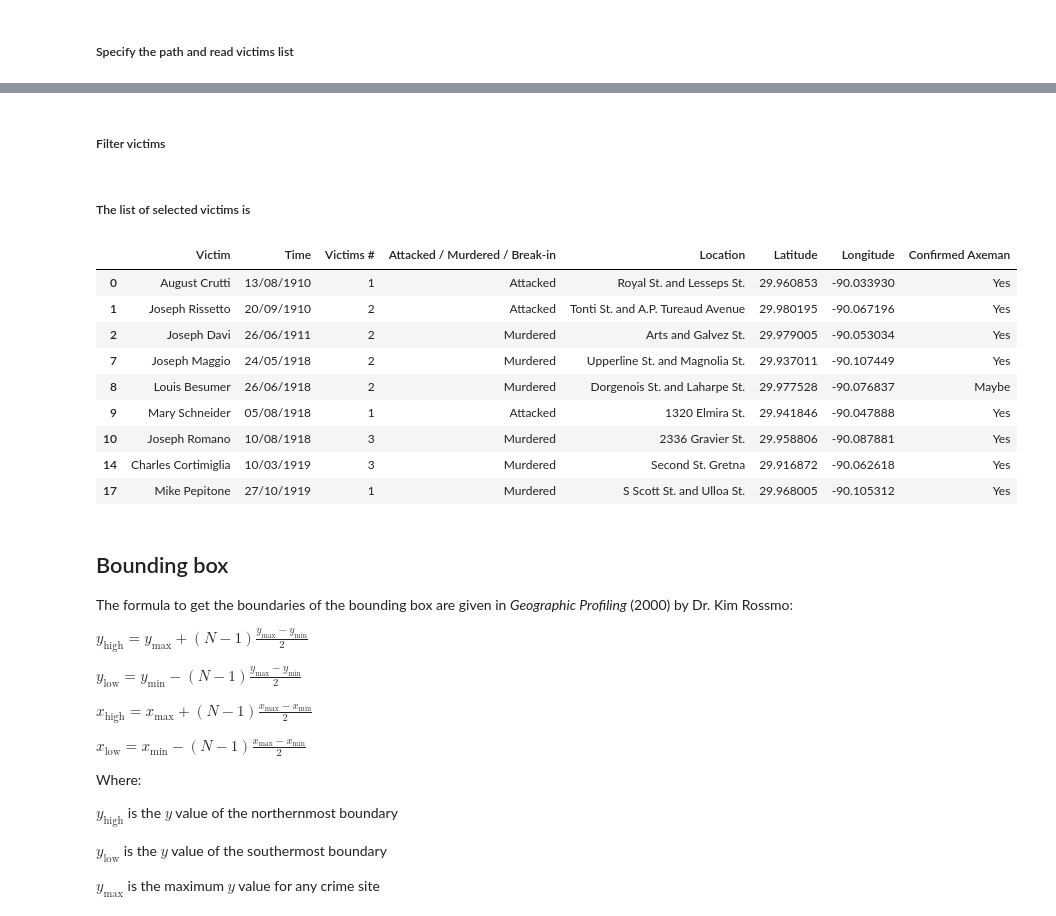
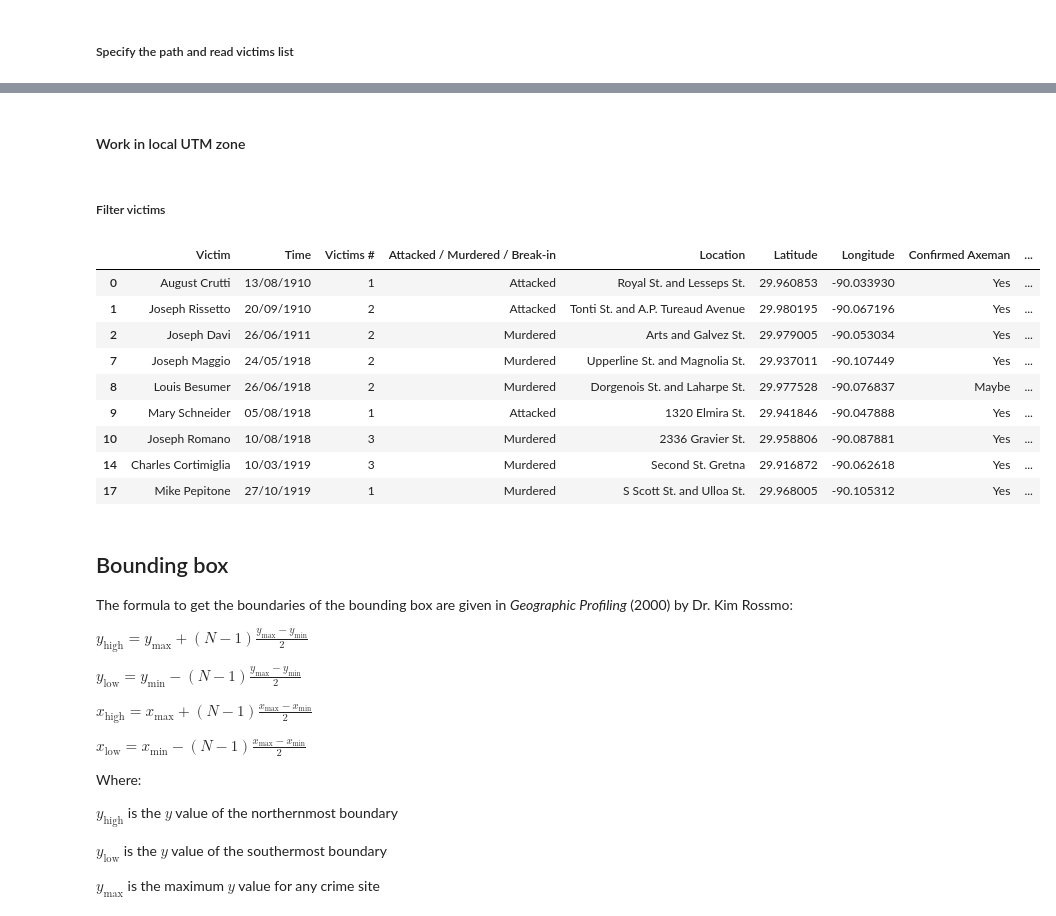
Before and after one commit to LucRSquared/axeman, a Jupyter notebook: geoprofiling.ipynb, the cells around one changed output, grey strips where cells are left out. Saved outputs shown, nothing was run; the diff lists cells and outputs as text; code cells hidden in the pictures.

```diff
--- a/geoprofiling.ipynb
+++ b/geoprofiling.ipynb
@@ -26,0 +24,8 @@ vics = pandas.read_csv(path2csv)
+# %%
+path2csv = 'victims.csv'
+vics = pandas.read_csv(path2csv)
+
+# Convert to GeoDataFrame
+victims_xy = gpd.points_from_xy(vics['Longitude'], vics['Latitude'])
+vics = gpd.GeoDataFrame(vics, geometry=victims_xy, crs='EPSG:4326')
+vics.explore()
@@ -26,0 +34,2 @@ vics = pandas.read_csv(path2csv)
+# %% [markdown]
+#### Work in local UTM zone
@@ -29,22 +42,19 @@ vics = pandas.read_csv(path2csv)
 # %%
 selection = (vics['Confirmed Axeman'] == 'Yes') | (vics['Confirmed Axeman'] == 'Maybe')
 # selection = vics['Latitude'] > 0
-vicselect = vics.loc[selection,['Latitude','Longitude']]
+vicselect = vics.loc[selection,:]
+vicselect
+# %% [output]
+|  | Victim | Time | Victims # | Attacked / Murdered / Break-in | Location | Latitude | Longitude | Confirmed Axeman | ... |
+| 0 | August Crutti | 13/08/1910 | 1 | Attacked | Royal St. and Lesseps St. | 29.960853 | -90.033930 | Yes | ... |
+| 1 | Joseph Rissetto | 20/09/1910 | 2 | Attacked | Tonti St. and A.P. Tureaud Avenue | 29.980195 | -90.067196 | Yes | ... |
+| 2 | Joseph Davi | 26/06/1911 | 2 | Murdered | Arts and Galvez St. | 29.979005 | -90.053034 | Yes | ... |
+| 7 | Joseph Maggio | 24/05/1918 | 2 | Murdered | Upperline St. and Magnolia St. | 29.937011 | -90.107449 | Yes | ... |
+| 8 | Louis Besumer | 26/06/1918 | 2 | Murdered | Dorgenois St. and Laharpe St. | 29.977528 | -90.076837 | Maybe | ... |
+| 9 | Mary Schneider | 05/08/1918 | 1 | Attacked | 1320 Elmira St. | 29.941846 | -90.047888 | Yes | ... |
+| 10 | Joseph Romano | 10/08/1918 | 3 | Murdered | 2336 Gravier St. | 29.958806 | -90.087881 | Yes | ... |
+| 14 | Charles Cortimiglia | 10/03/1919 | 3 | Murdered | Second St. Gretna | 29.916872 | -90.062618 | Yes | ... |
+| 17 | Mike Pepitone | 27/10/1919 | 1 | Murdered | S Scott St. and Ulloa St. | 29.968005 | -90.105312 | Yes | ... |
-# %% [markdown]
-##### The list of selected victims is
-# %%
-vics[selection]
-# %% [output]
-|  | Victim | Time | Victims # | Attacked / Murdered / Break-in | Location | Latitude | Longitude | Confirmed Axeman |
-| 0 | August Crutti | 13/08/1910 | 1 | Attacked | Royal St. and Lesseps St. | 29.960853 | -90.033930 | Yes |
-| 1 | Joseph Rissetto | 20/09/1910 | 2 | Attacked | Tonti St. and A.P. Tureaud Avenue | 29.980195 | -90.067196 | Yes |
-| 2 | Joseph Davi | 26/06/1911 | 2 | Murdered | Arts and Galvez St. | 29.979005 | -90.053034 | Yes |
-| 7 | Joseph Maggio | 24/05/1918 | 2 | Murdered | Upperline St. and Magnolia St. | 29.937011 | -90.107449 | Yes |
-| 8 | Louis Besumer | 26/06/1918 | 2 | Murdered | Dorgenois St. and Laharpe St. | 29.977528 | -90.076837 | Maybe |
-| 9 | Mary Schneider | 05/08/1918 | 1 | Attacked | 1320 Elmira St. | 29.941846 | -90.047888 | Yes |
-| 10 | Joseph Romano | 10/08/1918 | 3 | Murdered | 2336 Gravier St. | 29.958806 | -90.087881 | Yes |
-| 14 | Charles Cortimiglia | 10/03/1919 | 3 | Murdered | Second St. Gretna | 29.916872 | -90.062618 | Yes |
-| 17 | Mike Pepitone | 27/10/1919 | 1 | Murdered | S Scott St. and Ulloa St. | 29.968005 | -90.105312 | Yes |
 # %% [markdown]
 ## Bounding box
 The formula to get the boundaries of the bounding box are given in *Geographic Profiling* (2000) by Dr. Kim Rossmo:
```
Also changed, not shown: parts of 12 cells of this notebook, 3 other files.
